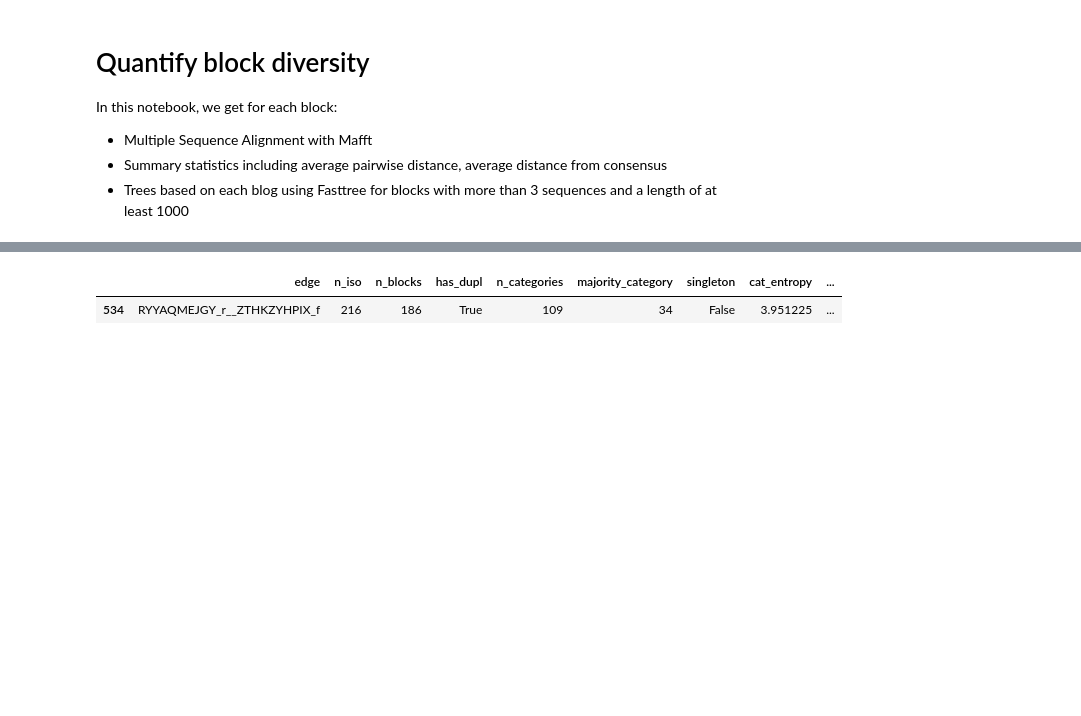
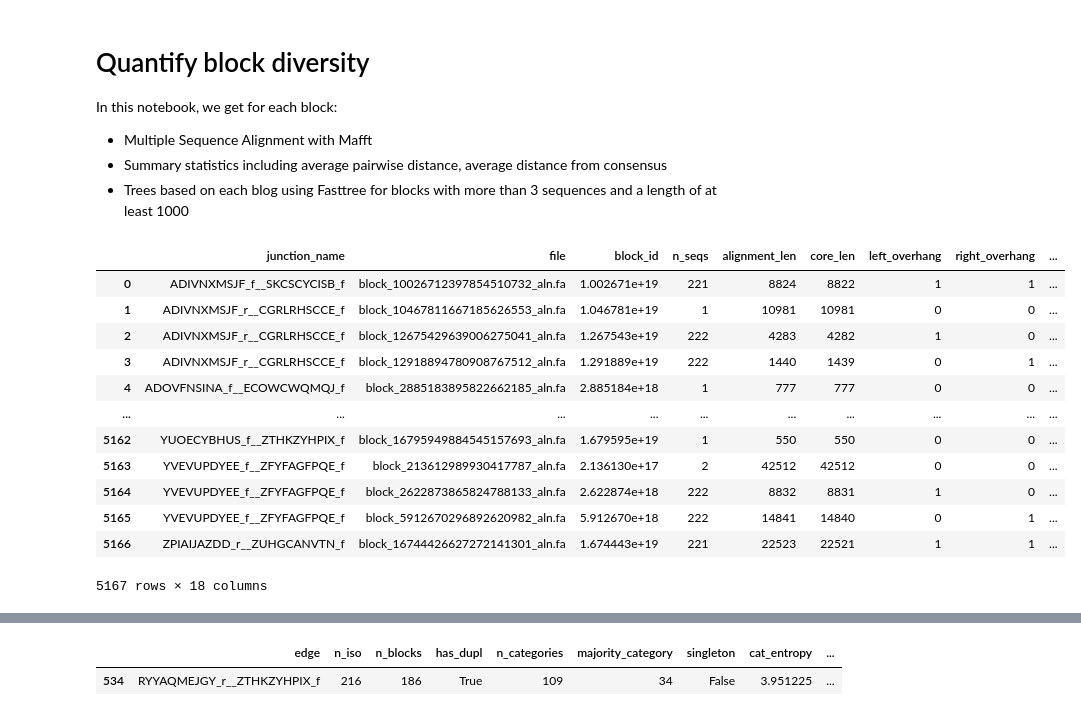
Before and after one commit to marie3003/junction_dataset, a Jupyter notebook: explore/block_diversity.ipynb, the cells around one changed output, grey strips where cells are left out. Saved outputs shown, nothing was run; the diff lists cells and outputs as text; code cells hidden in the pictures; blank space fills up the shorter version.

```diff
--- a/explore/block_diversity.ipynb
+++ b/explore/block_diversity.ipynb
@@ -31,0 +34,17 @@ from junction_analysis.block_alignment import create_block_msas, summarize_block
+# %%
+block_stats_df = load_all_block_alignment_stats("../results", save_path="../results/block_alignments/all_block_alignment_stats.csv")
+block_stats_df
+# %% [output]
+|  | junction_name | file | block_id | n_seqs | alignment_len | core_len | left_overhang | right_overhang | ... |
+| 0 | ADIVNXMSJF_f__SKCSCYCISB_f | block_10026712397854510732_aln.fa | 1.002671e+19 | 221 | 8824 | 8822 | 1 | 1 | ... |
+| 1 | ADIVNXMSJF_r__CGRLRHSCCE_f | block_10467811667185626553_aln.fa | 1.046781e+19 | 1 | 10981 | 10981 | 0 | 0 | ... |
+| 2 | ADIVNXMSJF_r__CGRLRHSCCE_f | block_12675429639006275041_aln.fa | 1.267543e+19 | 222 | 4283 | 4282 | 1 | 0 | ... |
+| 3 | ADIVNXMSJF_r__CGRLRHSCCE_f | block_12918894780908767512_aln.fa | 1.291889e+19 | 222 | 1440 | 1439 | 0 | 1 | ... |
+| 4 | ADOVFNSINA_f__ECOWCWQMQJ_f | block_2885183895822662185_aln.fa | 2.885184e+18 | 1 | 777 | 777 | 0 | 0 | ... |
+| ... | ... | ... | ... | ... | ... | ... | ... | ... | ... |
+| 5162 | YUOECYBHUS_f__ZTHKZYHPIX_f | block_16795949884545157693_aln.fa | 1.679595e+19 | 1 | 550 | 550 | 0 | 0 | ... |
+| 5163 | YVEVUPDYEE_f__ZFYFAGFPQE_f | block_213612989930417787_aln.fa | 2.136130e+17 | 2 | 42512 | 42512 | 0 | 0 | ... |
+| 5164 | YVEVUPDYEE_f__ZFYFAGFPQE_f | block_2622873865824788133_aln.fa | 2.622874e+18 | 222 | 8832 | 8831 | 1 | 0 | ... |
+| 5165 | YVEVUPDYEE_f__ZFYFAGFPQE_f | block_5912670296892620982_aln.fa | 5.912670e+18 | 222 | 14841 | 14840 | 0 | 1 | ... |
+| 5166 | ZPIAIJAZDD_r__ZUHGCANVTN_f | block_16744426627272141301_aln.fa | 1.674443e+19 | 221 | 22523 | 22521 | 1 | 1 | ... |
+5167 rows × 18 columns
```
Also changed, not shown: parts of 4 cells of this notebook, 25 other files.
